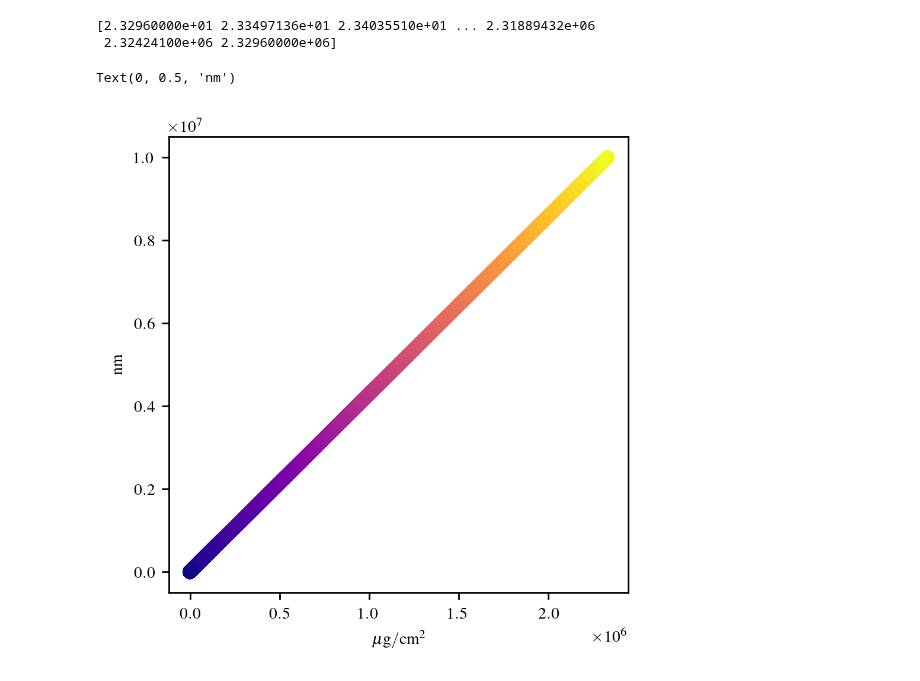
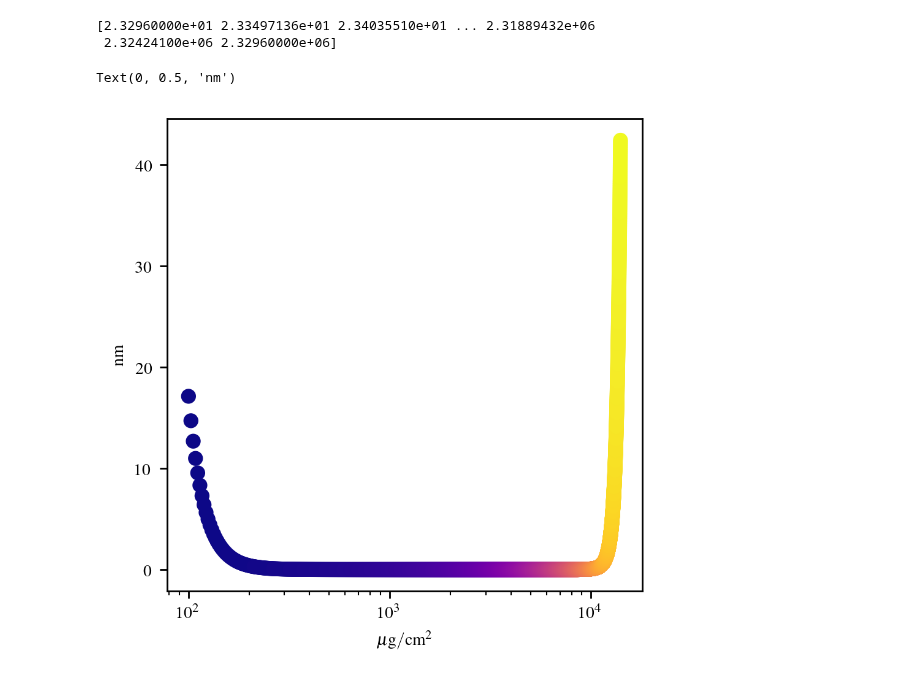
Before and after one commit to SirPhoenix007/IBA-Bonn, a Jupyter notebook: Study_2509_RBSBackground/RBS_bkgr.ipynb, the cells around one changed output. Drawn from its saved outputs; the diff is of its cells as text; code cells hidden in the pictures.

```diff
--- a/Study_2509_RBSBackground/RBS_bkgr.ipynb
+++ b/Study_2509_RBSBackground/RBS_bkgr.ipynb
@@ -122,16 +122,18 @@ d_lin = np.logspace(np.log10(Si100nm),np.log10(Si1cm), 5000)
 Z_lin = np.linspace(3,118,116)
 theta_lin = np.linspace(90,180,5000)
 
-
+background = bkgr_proton(E=E_lin,d=d_lin,Z=21,theta=170,eps=0.7)
 print(d_lin)
 # %% [output]
 [2.32960000e+01 2.33497136e+01 2.34035510e+01 ... 2.31889432e+06
  2.32424100e+06 2.32960000e+06]
 # %%
 plt.figure(figsize=(4,4), dpi=250)
-plt.scatter(d_lin, 10*d_lin/md.element('Si').density, c=d_lin, cmap=mpl.colormaps['plasma'])
+# plt.scatter(d_lin, 10*d_lin/md.element('Si').density, c=d_lin, cmap=mpl.colormaps['plasma'])
+plt.scatter(E_lin, background, c=E_lin, cmap=mpl.colormaps['plasma'])
+plt.xscale('log')
 plt.xlabel(r'$\mu\mathrm{g} / \mathrm{cm}^2$')
 plt.ylabel('nm')
 # %% [output]
 Text(0, 0.5, 'nm')
-[figure, old version]
+[figure, new version]
```
Also changed, not shown: parts of 1 cell of this notebook, 1 other file.
